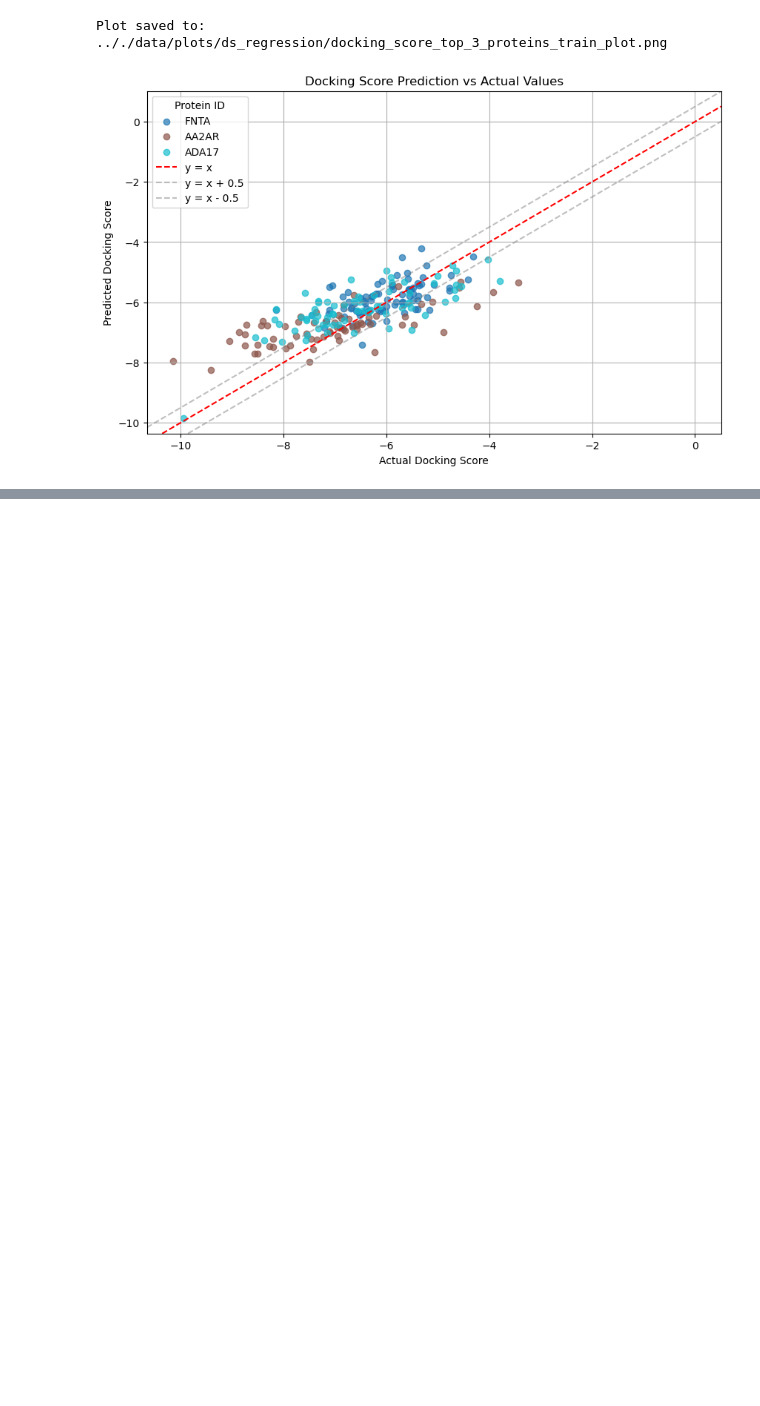
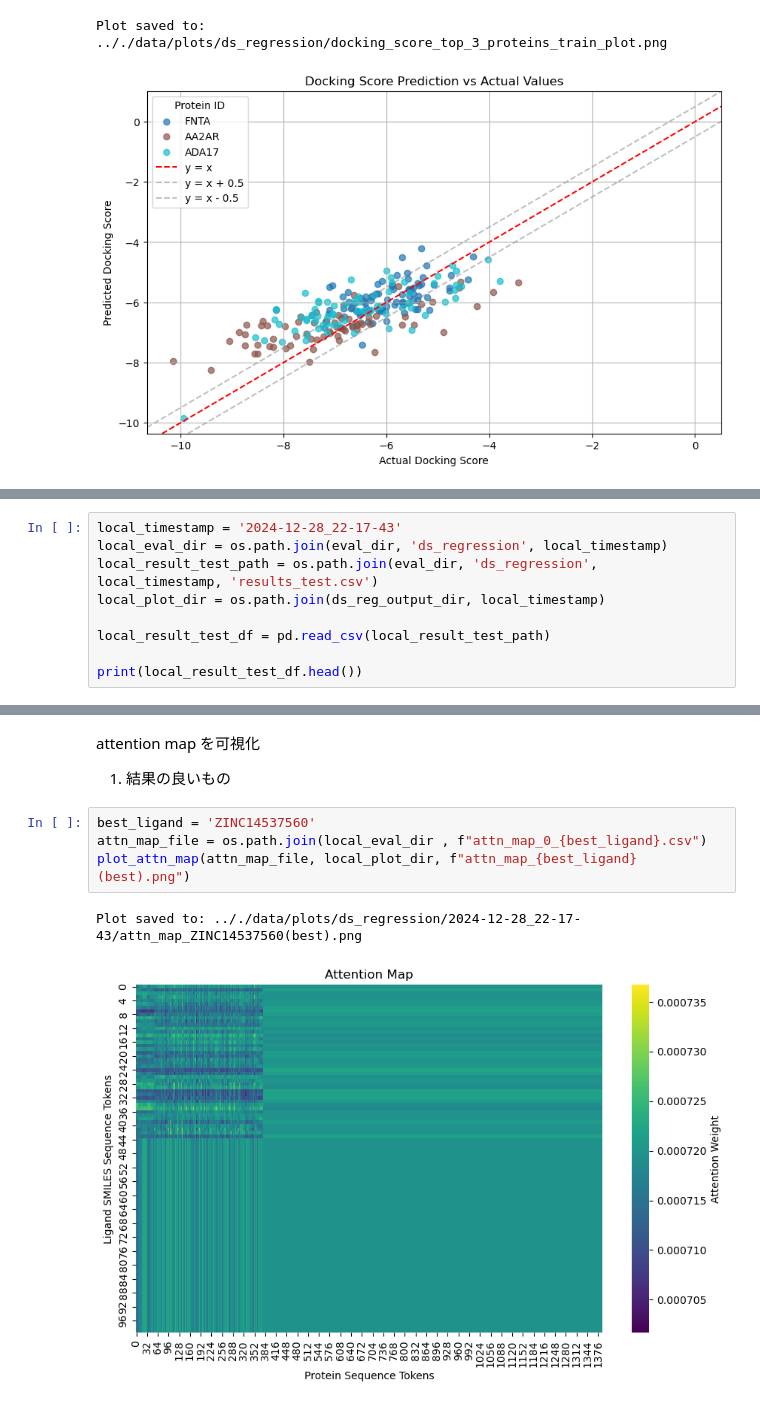
Before and after one commit to inu-wanwan/AttentionConditionedVAE, a Jupyter notebook: notebook/analyze_result.ipynb, the cells around one changed output, grey strips where cells are left out. Saved outputs shown, nothing was run; the diff lists cells and outputs as text; blank space fills up the shorter version.

```diff
--- a/notebook/analyze_result.ipynb
+++ b/notebook/analyze_result.ipynb
@@ -161,0 +268,9 @@ Plot saved to: .././data/plots/ds_regression/docking_score_top_3_proteins_train_
+# %%
+local_timestamp = '2024-12-28_22-17-43'
+local_eval_dir = os.path.join(eval_dir, 'ds_regression', local_timestamp)
+local_result_test_path = os.path.join(eval_dir, 'ds_regression', local_timestamp, 'results_test.csv')
+local_plot_dir = os.path.join(ds_reg_output_dir, local_timestamp)
+
+local_result_test_df = pd.read_csv(local_result_test_path)
+
+print(local_result_test_df.head())
@@ -161,0 +291,10 @@ Plot saved to: .././data/plots/ds_regression/docking_score_top_3_proteins_train_
+# %% [markdown]
+attention map を可視化
+1. 結果の良いもの
+# %%
+best_ligand = 'ZINC14537560'
+attn_map_file = os.path.join(local_eval_dir , f"attn_map_0_{best_ligand}.csv")
+plot_attn_map(attn_map_file, local_plot_dir, f"attn_map_{best_ligand}(best).png")
+# %% [output]
+Plot saved to: .././data/plots/ds_regression/2024-12-28_22-17-43/attn_map_ZINC14537560(best).png
+[figure, added]
```
Also changed, not shown: parts of 28 cells of this notebook, 5 other files.
